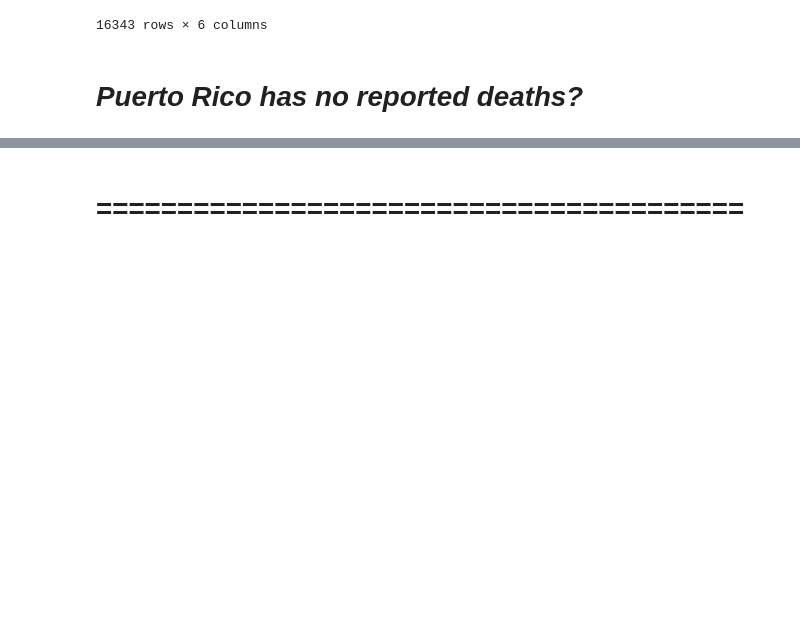
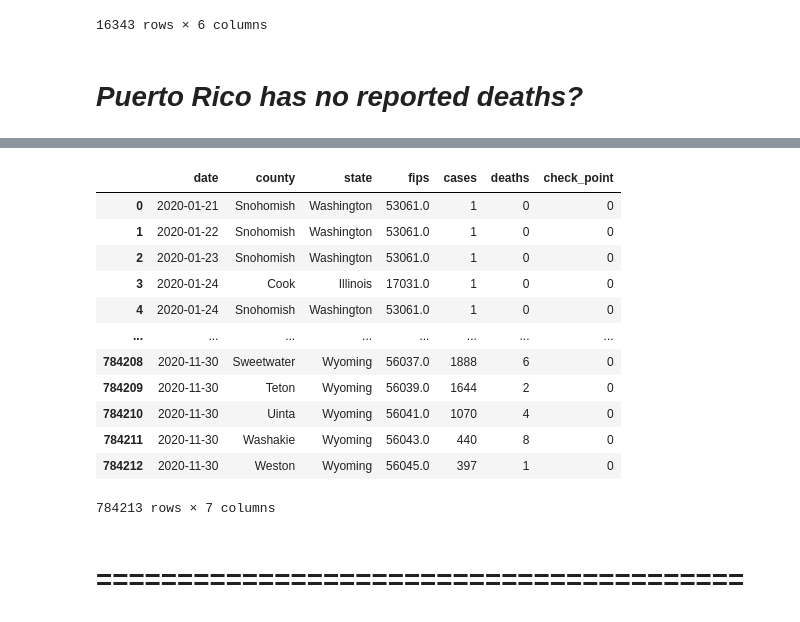
Before and after one commit to vc-adams/Traveling-And-COVID19-Cases, a Jupyter notebook: Static/Python/Trips_vs_COVID_Cases_and_Deaths.ipynb, the cells around one changed output, grey strips where cells are left out. Cells and saved outputs as stored; diff of their text form; code cells hidden in the pictures; blank space fills up the shorter version.

Commit message:
Finsihed Cleaning the New York Times COVID-19 Data.

```diff
--- a/Static/Python/Trips_vs_COVID_Cases_and_Deaths.ipynb
+++ b/Static/Python/Trips_vs_COVID_Cases_and_Deaths.ipynb
@@ -478,0 +488,5 @@ Name: state, dtype: int64
+# %%
+# Replace the Null Values With 0
+nytimes_covid_19_df_no_null_val_dths = nytimes_covid_19_df
+nytimes_covid_19_df_no_null_val_dths["deaths"] = nytimes_covid_19_df_no_null_val_dths["deaths"].replace(np.nan, 0)
+nytimes_covid_19_df_no_null_val_dths
@@ -478,0 +524,10 @@ Name: state, dtype: int64
+# %%
+# Check the Numbers After a Decimal Point
+# https://stackoverflow.com/questions/57900886/how-to-check-numbers-after-decimal-point
+
+nytimes_covid_19_df_no_null_val_dths_no_dcml_dths = nytimes_covid_19_df_no_null_val_dths
+nytimes_covid_19_df_no_null_val_dths_no_dcml_dths['check_point'] = np.modf(nytimes_covid_19_df_no_null_val_dths_no_dcml_dths['deaths'])[0].ne(0).astype(int)
+# nytimes_covid_19_df_no_null_val_dths_dcml_chck = nytimes_covid_19_df_no_null_val_dths_dcml_chck['check_point']
+nytimes_covid_19_df_no_null_val_dths_dcml_chck_dcml_not_zero = nytimes_covid_19_df_no_null_val_dths_no_dcml_dths[nytimes_covid_19_df_no_null_val_dths_no_dcml_dths["check_point"]!=0]
+nytimes_covid_19_df_no_null_val_dths_dcml_chck_dcml_not_zero
+# nytimes_covid_19_df_no_null_val_dths_dcml_chck["state"].value_counts()
@@ -478,0 +549,5 @@ Name: state, dtype: int64
+# %%
+# Convert to ["deaths"] Column to an int Data Type
+nytimes_covid_19_df_no_null_val_dths_no_dcml_dths_int_dths = nytimes_covid_19_df_no_null_val_dths_no_dcml_dths
+nytimes_covid_19_df_no_null_val_dths_no_dcml_dths_int_dths["deaths"] = nytimes_covid_19_df_no_null_val_dths_no_dcml_dths_int_dths["deaths"].astype("int64")
+nytimes_covid_19_df_no_null_val_dths_no_dcml_dths_int_dths.dtypes
@@ -479,3 +563,23 @@ Name: state, dtype: int64
+# %%
+# Round the Death Rate Up to a Whole Number.
+nytimes_covid_19_df_no_null_val_dths_no_dcml_dths_int_dths_rnd_dths = nytimes_covid_19_df_no_null_val_dths_no_dcml_dths_int_dths
+# nytimes_covid_19_df_no_null_val_dths_no_dcml_dths_rnd_ceil["deaths"] = nytimes_covid_19_df_no_null_val_dths_no_dcml_dths_rnd_ceil["deaths"].apply(np.ceil)
+
+nytimes_covid_19_df_no_null_val_dths_no_dcml_dths_int_dths_rnd_dths.round({"deaths": 0})
+# %% [output]
+|  | date | county | state | fips | cases | deaths | check_point |
+| 0 | 2020-01-21 | Snohomish | Washington | 53061.0 | 1 | 0 | 0 |
+| 1 | 2020-01-22 | Snohomish | Washington | 53061.0 | 1 | 0 | 0 |
+| 2 | 2020-01-23 | Snohomish | Washington | 53061.0 | 1 | 0 | 0 |
+| 3 | 2020-01-24 | Cook | Illinois | 17031.0 | 1 | 0 | 0 |
+| 4 | 2020-01-24 | Snohomish | Washington | 53061.0 | 1 | 0 | 0 |
+| ... | ... | ... | ... | ... | ... | ... | ... |
+| 784208 | 2020-11-30 | Sweetwater | Wyoming | 56037.0 | 1888 | 6 | 0 |
+| 784209 | 2020-11-30 | Teton | Wyoming | 56039.0 | 1644 | 2 | 0 |
+| 784210 | 2020-11-30 | Uinta | Wyoming | 56041.0 | 1070 | 4 | 0 |
+| 784211 | 2020-11-30 | Washakie | Wyoming | 56043.0 | 440 | 8 | 0 |
+| 784212 | 2020-11-30 | Weston | Wyoming | 56045.0 | 397 | 1 | 0 |
+784213 rows × 7 columns
 # %% [markdown]
 # ========================================
 # %% [markdown]
```
Also changed, not shown: parts of 18 cells of this notebook.
